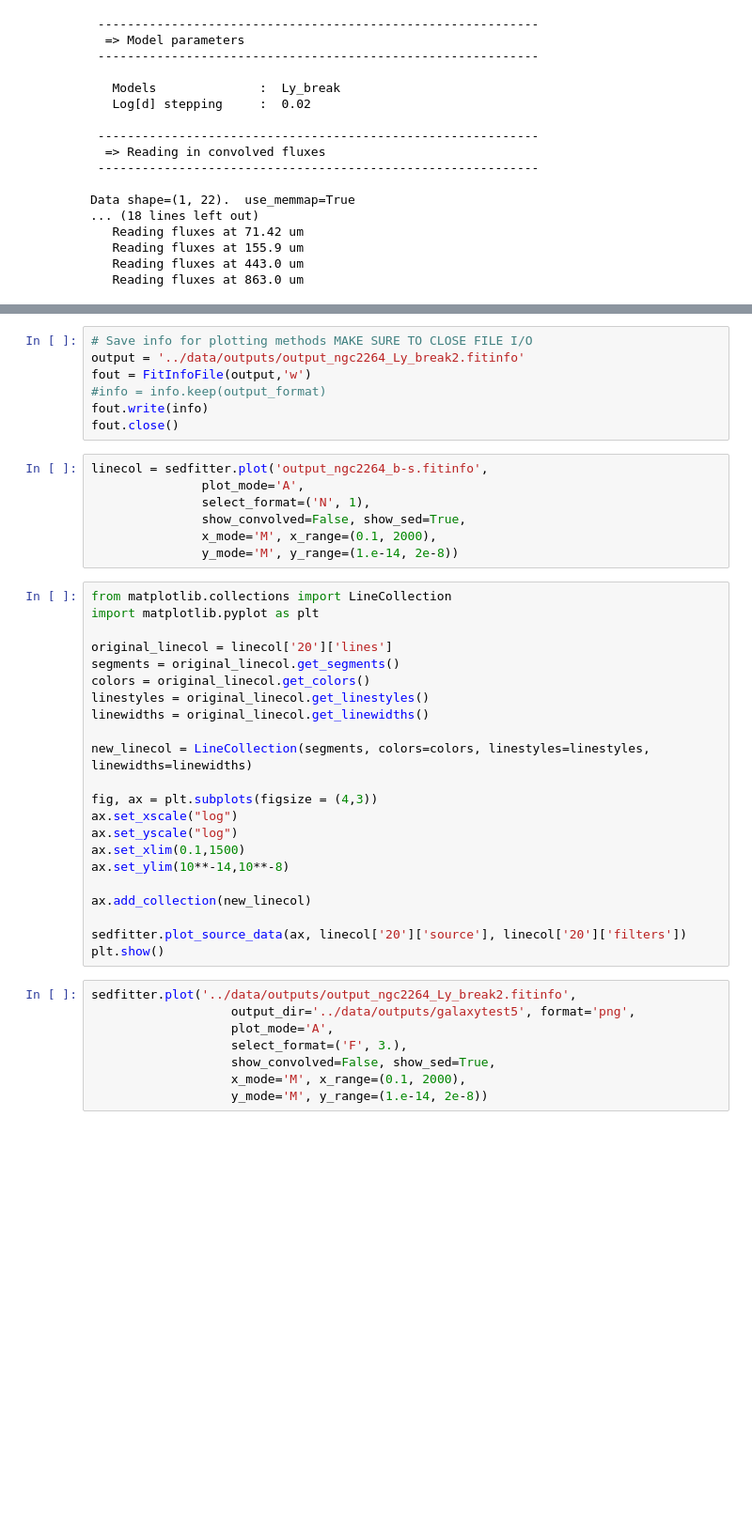
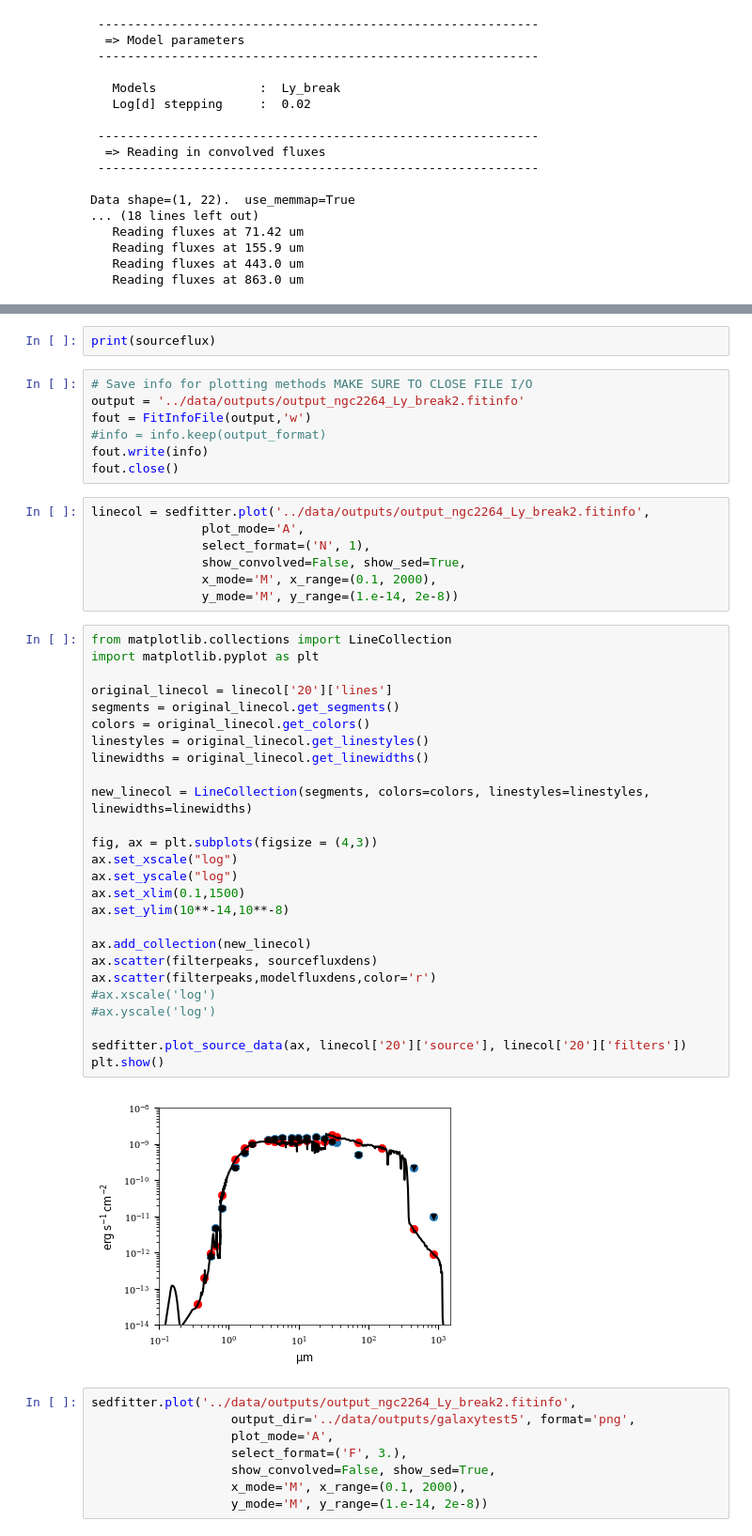
Before and after one commit to jridenba/REU-Notebooks, a Jupyter notebook: Fitting Test with Savables.ipynb, the cells around one changed output, grey strips where cells are left out. Shown at 94% size. Cells and saved outputs as stored; diff of their text form; blank space fills up the shorter version.

```diff
--- a/Fitting Test with Savables.ipynb
+++ b/Fitting Test with Savables.ipynb
@@ -159,3 +182,5 @@ plt.yscale('log')
+# %%
+print(sourceflux)
 # %%
 # Save info for plotting methods MAKE SURE TO CLOSE FILE I/O
 output = '../data/outputs/output_ngc2264_Ly_break2.fitinfo'
@@ -164,7 +189,7 @@ fout = FitInfoFile(output,'w')
 fout.write(info)
 fout.close()
 # %%
-linecol = sedfitter.plot('output_ngc2264_b-s.fitinfo',
+linecol = sedfitter.plot('../data/outputs/output_ngc2264_Ly_break2.fitinfo',
                plot_mode='A',
                select_format=('N', 1),
                show_convolved=False, show_sed=True,
@@ -173,25 +198,31 @@ linecol = sedfitter.plot('output_ngc2264_b-s.fitinfo',
 # %%
 from matplotlib.collections import LineCollection
 import matplotlib.pyplot as plt
 
 original_linecol = linecol['20']['lines']
 segments = original_linecol.get_segments()
 colors = original_linecol.get_colors()
 linestyles = original_linecol.get_linestyles()
 linewidths = original_linecol.get_linewidths()
 
 new_linecol = LineCollection(segments, colors=colors, linestyles=linestyles, linewidths=linewidths)
 
 fig, ax = plt.subplots(figsize = (4,3))
 ax.set_xscale("log")
 ax.set_yscale("log")
 ax.set_xlim(0.1,1500)
 ax.set_ylim(10**-14,10**-8)
 
 ax.add_collection(new_linecol)
+ax.scatter(filterpeaks, sourcefluxdens)
+ax.scatter(filterpeaks,modelfluxdens,color='r')
+#ax.xscale('log')
+#ax.yscale('log')
 
 sedfitter.plot_source_data(ax, linecol['20']['source'], linecol['20']['filters'])
 plt.show()
+# %% [output]
+[figure, added]
 # %%
 sedfitter.plot('../data/outputs/output_ngc2264_Ly_break2.fitinfo',
                    output_dir='../data/outputs/galaxytest5', format='png',
```
Also changed, not shown: parts of 7 cells of this notebook, 1 other file.
